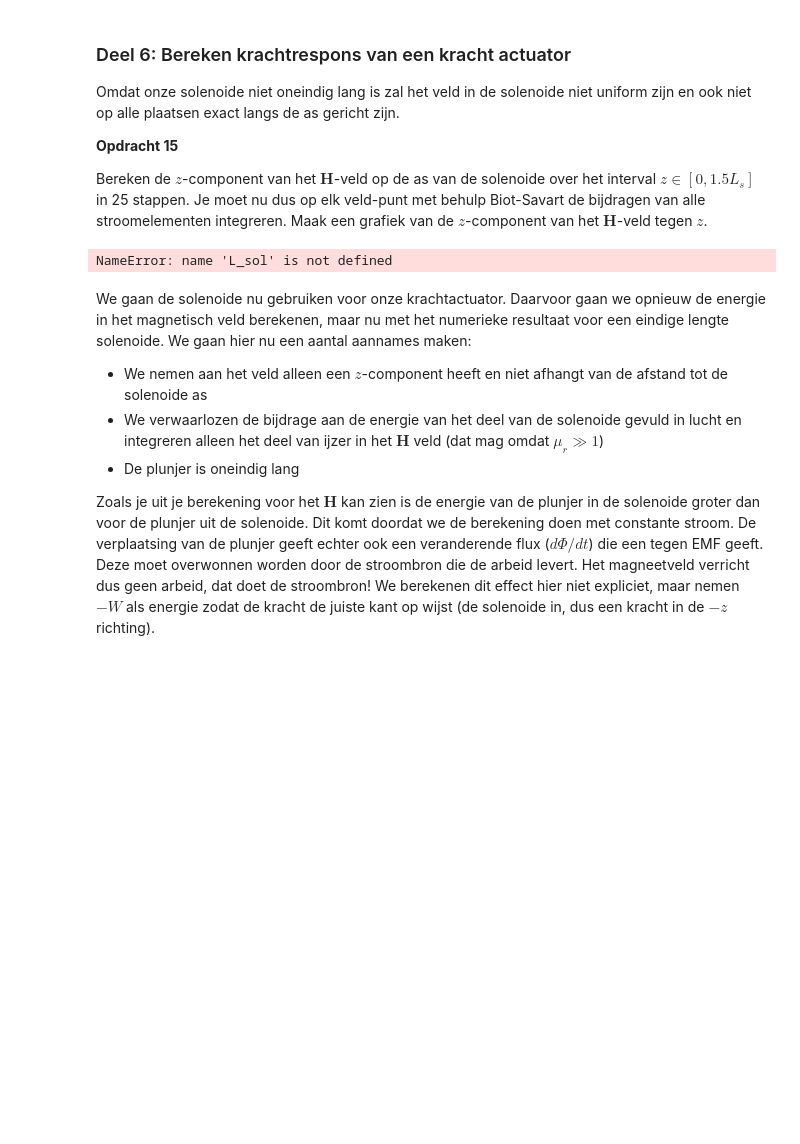
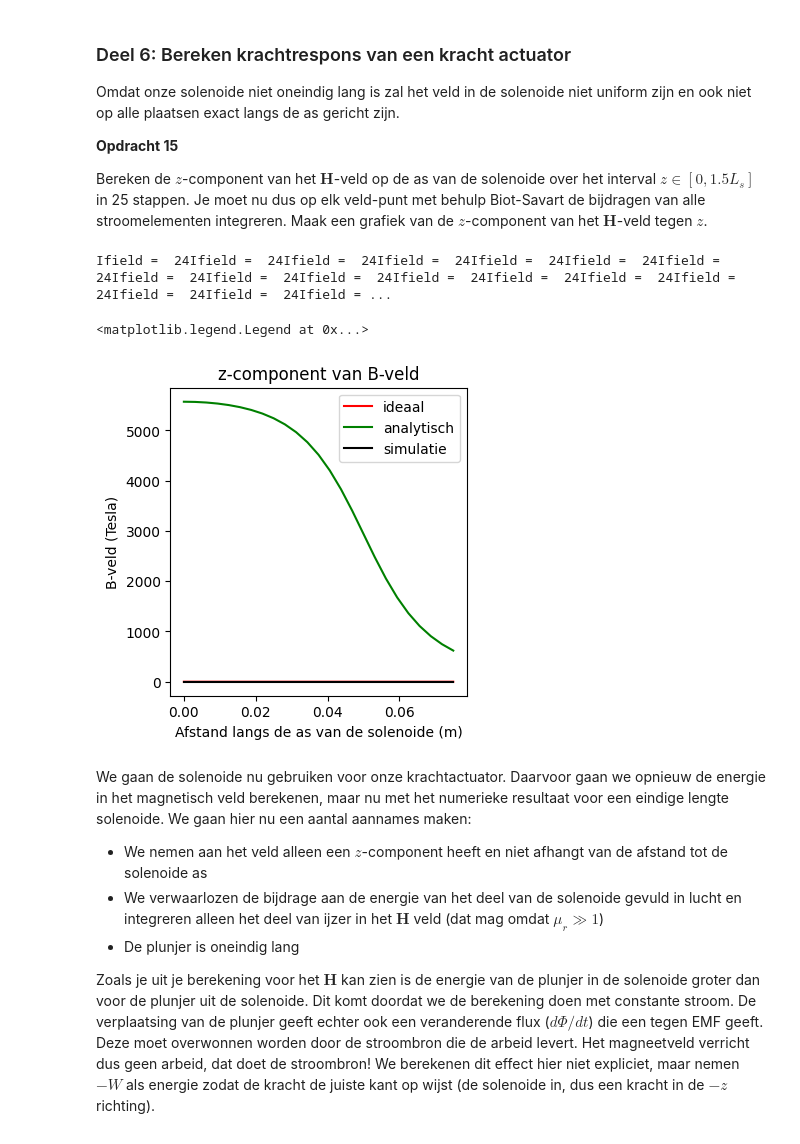
Before and after one commit to OLvanVelze/opdrachten-DEF-D-OVV, a Jupyter notebook: DigitaleOntwerpopdrachten/2KrachtactuatorOpdracht/KrachtactuatorOpdracht.ipynb, the cells around one changed output. Cells and saved outputs as stored; diff of their text form; code cells hidden in the pictures; blank space fills up the shorter version.

```diff
--- a/DigitaleOntwerpopdrachten/2KrachtactuatorOpdracht/KrachtactuatorOpdracht.ipynb
+++ b/DigitaleOntwerpopdrachten/2KrachtactuatorOpdracht/KrachtactuatorOpdracht.ipynb
@@ -306,37 +344,43 @@ Omdat onze solenoide niet oneindig lang is zal het veld in de solenoide niet uni
 
 Bereken de $z$-component van het $\mathbf{H}$-veld op de as van de solenoide over het interval $z \in [0, 1.5L_s]$ in 25 stappen. Je moet nu dus op elk veld-punt met behulp Biot-Savart de bijdragen van alle stroomelementen integreren. Maak een grafiek van de $z$-component van het $\mathbf{H}$-veld tegen $z$.
 # %%
+L_sol = 0.1
+aantal_omwent = 100
+r_sol = 0.02
 n_ax=25
 z_ax=np.linspace(0, 1.5*L_sol/2, n_ax)
 H_ax=np.zeros((n_ax,1))
 
 for i_field in range(n_ax):
     print(f"\rIfield =  {i_field}", end="") # Print welk element van het veld nu berekend wordt.
     # Bepaal de field coordinate
     Hsimulated=np.array([0,0,0], dtype='float64')
     for i_source in np.arange(1, N):
         # Bepaal dl en r_source en gebruik
         Hsimulated += field_current_element(r_field, r_source, dl)
         print(f"Ifield =  {i_field}", end="")
 
     # selecting the z-component
     H_ax[i_field,0]=Hsimulated[2]
 
 H_veld_ideaal=analytical_answer*np.ones(n_ax)*(1.0*(z_ax < L_sol/2))
 
 # dit is nog een aardige analytische uitdrukking die je kan uitrekenen voor de z-component op de as van een solenoide met eindige lengte
 H_veld_analytisch=(aantal_omwent*I/L_sol/2)*((L_sol/2-z_ax)/np.sqrt((z_ax- L_sol/2)**2 + r_sol**2)+(L_sol/2+z_ax)/np.sqrt((z_ax+ L_sol/2)**2 + r_sol**2))
 
 plt.figure(figsize=[13,4])
 plt.subplot(131)
 plt.title('z-component van B-veld')
 plt.plot(z_ax, H_veld_ideaal, '-r', label='ideaal')
 plt.plot(z_ax, H_veld_analytisch, '-g', label='analytisch')
 plt.plot(z_ax, H_ax, '-k', label='simulatie')
 plt.xlabel('Afstand langs de as van de solenoide (m)')
 plt.ylabel('B-veld (Tesla)')
+plt.legend()
 # %% [output]
-NameError: name 'L_sol' is not defined
+Ifield =  24Ifield =  24Ifield =  24Ifield =  24Ifield =  24Ifield =  24Ifield =  24Ifield =  24Ifield =  24Ifield =  24Ifield =  24Ifield =  24Ifield =  24Ifield =  24Ifield =  24Ifield =  24Ifield = ...
+<matplotlib.legend.Legend at 0x...>
+[figure, added]
 # %% [markdown]
 We gaan de solenoide nu gebruiken voor onze krachtactuator. Daarvoor gaan we opnieuw de energie in het magnetisch veld berekenen, maar nu met het numerieke resultaat voor een eindige lengte solenoide. We gaan hier nu een aantal aannames maken:
 * We nemen aan het veld alleen een $z$-component heeft en niet afhangt van de afstand tot de solenoide as
```
Also changed, not shown: parts of 6 cells of this notebook.
